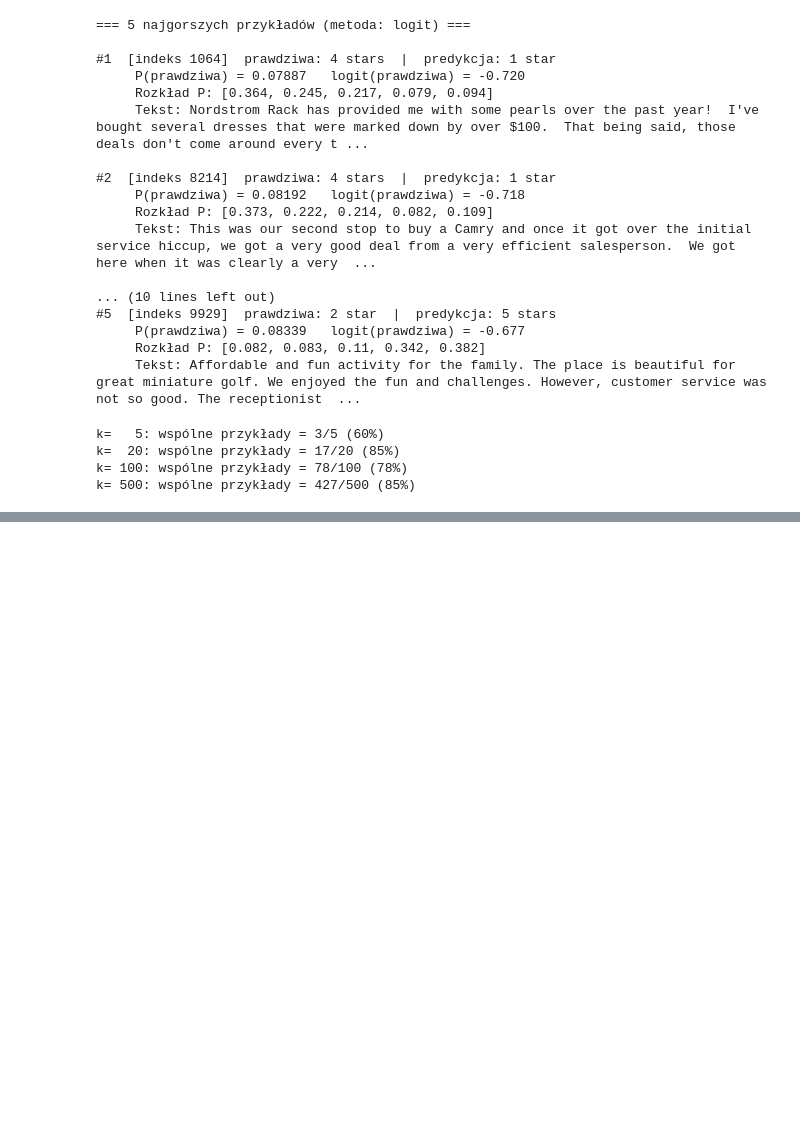
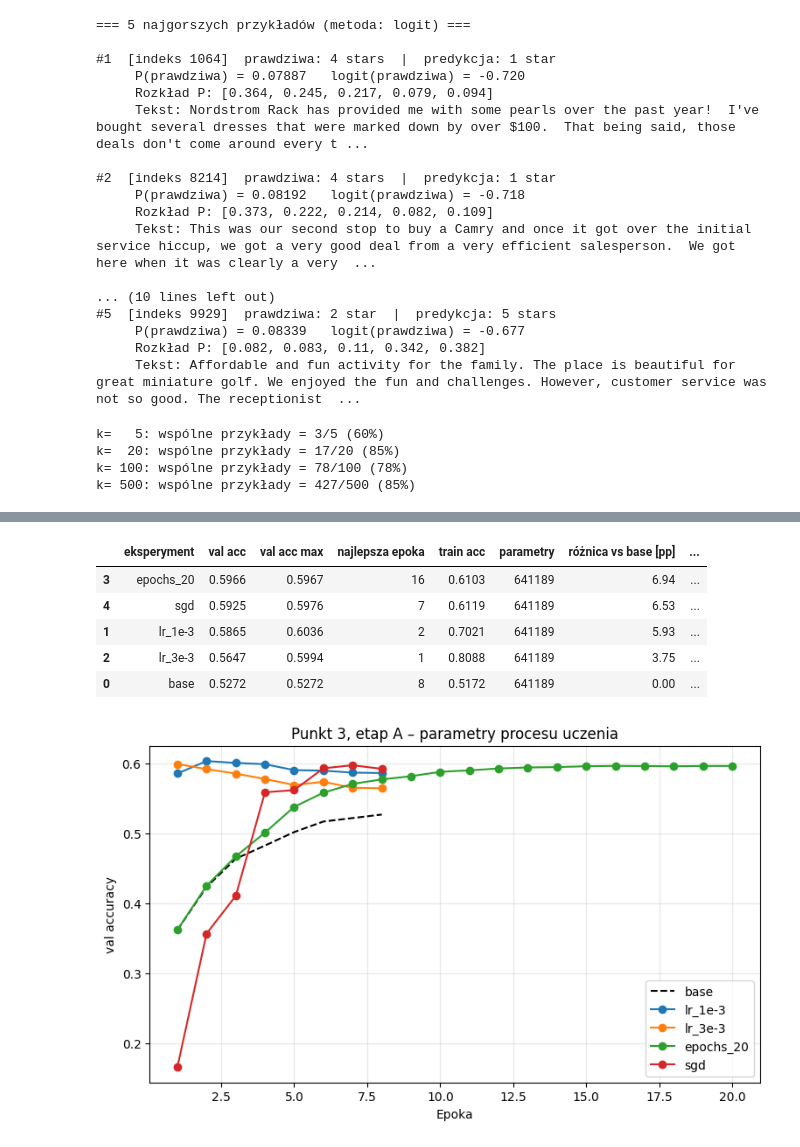
Before and after one commit to gostek198/podstawy-llm-lab-eiti-pw, a Jupyter notebook: lab01/lab01_yelp_klasyfikacja_LAB.ipynb, the cells around one changed output, grey strips where cells are left out. Drawn from its saved outputs; the diff is of its cells as text; code cells hidden in the pictures; blank space fills up the shorter version.

```diff
--- a/lab01/lab01_yelp_klasyfikacja_LAB.ipynb
+++ b/lab01/lab01_yelp_klasyfikacja_LAB.ipynb
@@ -593,0 +856,24 @@ k= 500: wspólne przykłady = 427/500 (85%)
+# %%
+# etap A
+# Konfiguracja bazowa
+base_cfg = dict(hidden_sizes=(64, 16), dropout=0.1, lr=1e-4, num_epochs=8,
+                optimizer="adamw", weight_decay=1e-5, scheduler="cosine")
+
+# Etap A: każdy eksperyment = base + jedna zmiana w procesie uczenia.
+# Wyjątek: SGD wymaga innego lr niż AdamW (AdamW sam skaluje kroki, SGD nie),
+# więc zmiana optymalizatora pociąga za sobą lr typowe dla SGD.
+stage_a = {
+    "base":      base_cfg,
+    "lr_1e-3":   {**base_cfg, "lr": 1e-3},
+    "lr_3e-3":   {**base_cfg, "lr": 3e-3},
+    "epochs_20": {**base_cfg, "num_epochs": 20},
+    "sgd":       {**base_cfg, "optimizer": "sgd", "lr": 0.05},
+}
+
+results_a, histories_a, states = [], {}, {}
+for name, cfg in stage_a.items():
+    print(f"\n{'=' * 20} A: {name} {'=' * 20}")
+    res, hist, state = run_experiment(name, cfg, group="punkt3-A")
+    results_a.append(res)
+    histories_a[name] = hist
+    states[name] = (cfg, state)     # konfiguracja + wagi - do wyboru najlepszego modelu w etapie C
@@ -593,0 +896,10 @@ k= 500: wspólne przykłady = 427/500 (85%)
+# %%
+df_a = show_results(results_a, histories_a, "Punkt 3, etap A – parametry procesu uczenia")
+# %% [output]
+|  | eksperyment | val acc | val acc max | najlepsza epoka | train acc | parametry | różnica vs base [pp] | ... |
+| 3 | epochs_20 | 0.5966 | 0.5967 | 16 | 0.6103 | 641189 | 6.94 | ... |
+| 4 | sgd | 0.5925 | 0.5976 | 7 | 0.6119 | 641189 | 6.53 | ... |
+| 1 | lr_1e-3 | 0.5865 | 0.6036 | 2 | 0.7021 | 641189 | 5.93 | ... |
+| 2 | lr_3e-3 | 0.5647 | 0.5994 | 1 | 0.8088 | 641189 | 3.75 | ... |
+| 0 | base | 0.5272 | 0.5272 | 8 | 0.5172 | 641189 | 0.00 | ... |
+[figure, added]
```
Also changed, not shown: parts of 12 cells of this notebook.
